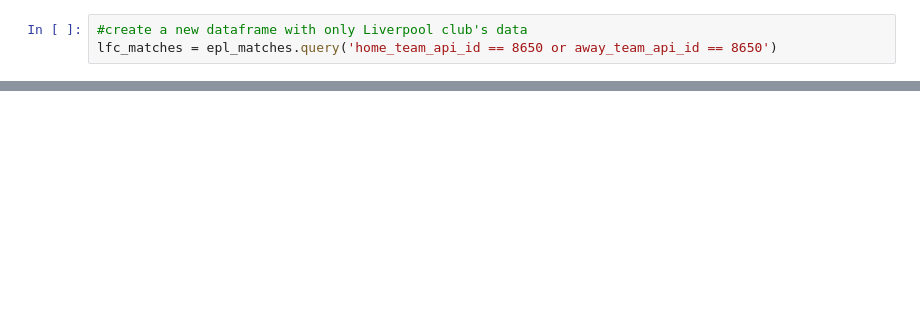
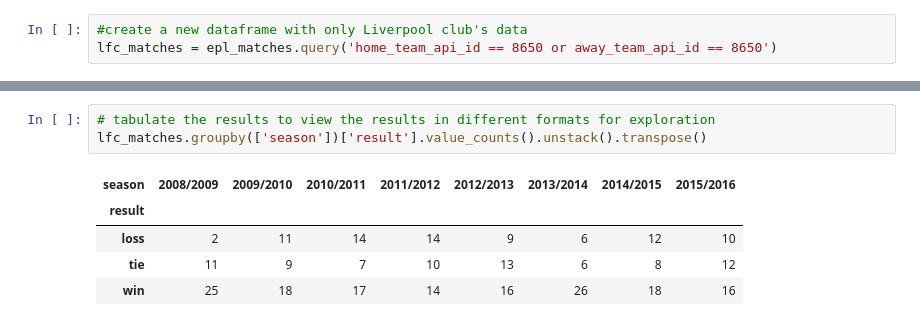
Before and after one commit to battery-code/soccer-data-analysis, a Jupyter notebook: European Soccer Project.ipynb, the cells around one changed output, grey strips where cells are left out. Drawn from its saved outputs; the diff is of its cells as text; blank space fills up the shorter version.

```diff
--- a/European Soccer Project.ipynb
+++ b/European Soccer Project.ipynb
@@ -161,0 +184,9 @@ lfc_matches = epl_matches.query('home_team_api_id == 8650 or away_team_api_id ==
+# %%
+# tabulate the results to view the results in different formats for exploration
+lfc_matches.groupby(['season'])['result'].value_counts().unstack().transpose()
+# %% [output]
+| season | 2008/2009 | 2009/2010 | 2010/2011 | 2011/2012 | 2012/2013 | 2013/2014 | 2014/2015 | 2015/2016 |
+| result |  |  |  |  |  |  |  |  |
+| loss | 2 | 11 | 14 | 14 | 9 | 6 | 12 | 10 |
+| tie | 11 | 9 | 7 | 10 | 13 | 6 | 8 | 12 |
+| win | 25 | 18 | 17 | 14 | 16 | 26 | 18 | 16 |
```
Also changed, not shown: parts of 11 cells of this notebook.
